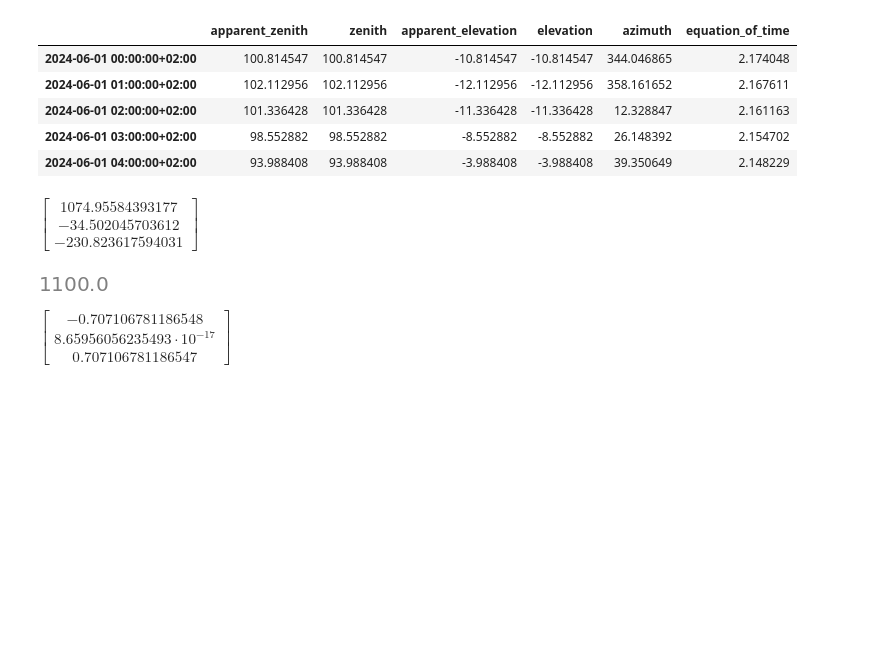
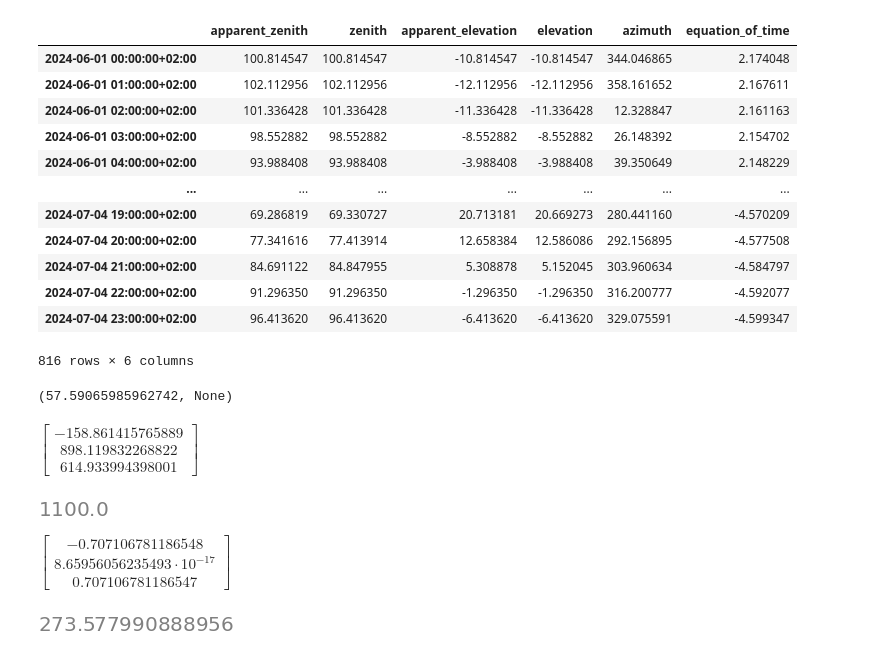
Before and after one commit to Romultra/Ultra-solar-panels, a Jupyter notebook: SolarModelNotebook.ipynb, the cells around one changed output. Cells and saved outputs as stored; diff of their text form; code cells hidden in the pictures; blank space fills up the shorter version.

```diff
--- a/SolarModelNotebook.ipynb
+++ b/SolarModelNotebook.ipynb
@@ -12,43 +12,51 @@ init_printing()
 # %%
 timezone = "Europe/Copenhagen"
 start_date = "2024-06-01"
 end_date = "2024-07-04"
 delta_time = "H"  # "Min", "H",
 
 # Definition of Location object. Coordinates and elevation of Amager, Copenhagen (Denmark)
 site = Location(
     55.785469, 12.519103, timezone, 10, "DTU (DK)"
 )  # latitude, longitude, time_zone, altitude, name
 
 # Definition of a time range of simulation
 times = pd.date_range(
     start_date + " 00:00:00", end_date + " 23:59:00", freq=delta_time, tz=timezone
 )
 #print(times)
 
 sunpos = site.get_solarposition(times)
 
-sunpos.head()
+sunpos.apparent_elevation.max(),display(sunpos)
 # %% [output]
 |  | apparent_zenith | zenith | apparent_elevation | elevation | azimuth | equation_of_time |
 | 2024-06-01 00:00:00+02:00 | 100.814547 | 100.814547 | -10.814547 | -10.814547 | 344.046865 | 2.174048 |
 | 2024-06-01 01:00:00+02:00 | 102.112956 | 102.112956 | -12.112956 | -12.112956 | 358.161652 | 2.167611 |
 | 2024-06-01 02:00:00+02:00 | 101.336428 | 101.336428 | -11.336428 | -11.336428 | 12.328847 | 2.161163 |
 | 2024-06-01 03:00:00+02:00 | 98.552882 | 98.552882 | -8.552882 | -8.552882 | 26.148392 | 2.154702 |
 | 2024-06-01 04:00:00+02:00 | 93.988408 | 93.988408 | -3.988408 | -3.988408 | 39.350649 | 2.148229 |
+| ... | ... | ... | ... | ... | ... | ... |
+| 2024-07-04 19:00:00+02:00 | 69.286819 | 69.330727 | 20.713181 | 20.669273 | 280.441160 | -4.570209 |
+| 2024-07-04 20:00:00+02:00 | 77.341616 | 77.413914 | 12.658384 | 12.586086 | 292.156895 | -4.577508 |
+| 2024-07-04 21:00:00+02:00 | 84.691122 | 84.847955 | 5.308878 | 5.152045 | 303.960634 | -4.584797 |
+| 2024-07-04 22:00:00+02:00 | 91.296350 | 91.296350 | -1.296350 | -1.296350 | 316.200777 | -4.592077 |
+| 2024-07-04 23:00:00+02:00 | 96.413620 | 96.413620 | -6.413620 | -6.413620 | 329.075591 | -4.599347 |
+816 rows × 6 columns
+(57.59065985962742, None)
 # %%
 sunpos = site.get_solarposition(times)
 def solar_flux(i):
     #Defining angles in radians
-    theta = np.deg2rad(sunpos.apparent_elevation)
+    alpha = np.deg2rad(sunpos.apparent_elevation)
     azimuth = np.deg2rad(sunpos.azimuth)
-    vector = (Matrix([cos(azimuth[i]),sin(azimuth[i]),tan(theta[i])]))
+    vector = (Matrix([cos(azimuth[i]),sin(azimuth[i]),tan(alpha[i])]))
     return(vector.normalized()*1100)
-a = solar_flux(1)
+a = solar_flux(57)
 display((a).evalf())
 sqrt(a[0]**2 +a[1]**2 + a[2]**2)
 # %% [output]
-$\displaystyle \left[\begin{matrix}1074.95584393177\\-34.502045703612\\-230.823617594031\end{matrix}\right]$
+$\displaystyle \left[\begin{matrix}-158.861415765889\\898.119832268822\\614.933994398001\end{matrix}\right]$
 [figure]
 # %%
 #rn must use radians, maybe change so can be used as degrees?
@@ -59,3 +67,7 @@ b = panel_normal(np.deg2rad(180),np.deg2rad(45))
 b.evalf()
 # %% [output]
 $\displaystyle \left[\begin{matrix}-0.707106781186548\\8.65956056235493 \cdot 10^{-17}\\0.707106781186547\end{matrix}\right]$
+# %%
+max(0,a.dot(b))*1*1*0.5
+# %% [output]
+[figure, added]
```
Also changed, not shown: parts of 1 cell of this notebook, 2 other files.
